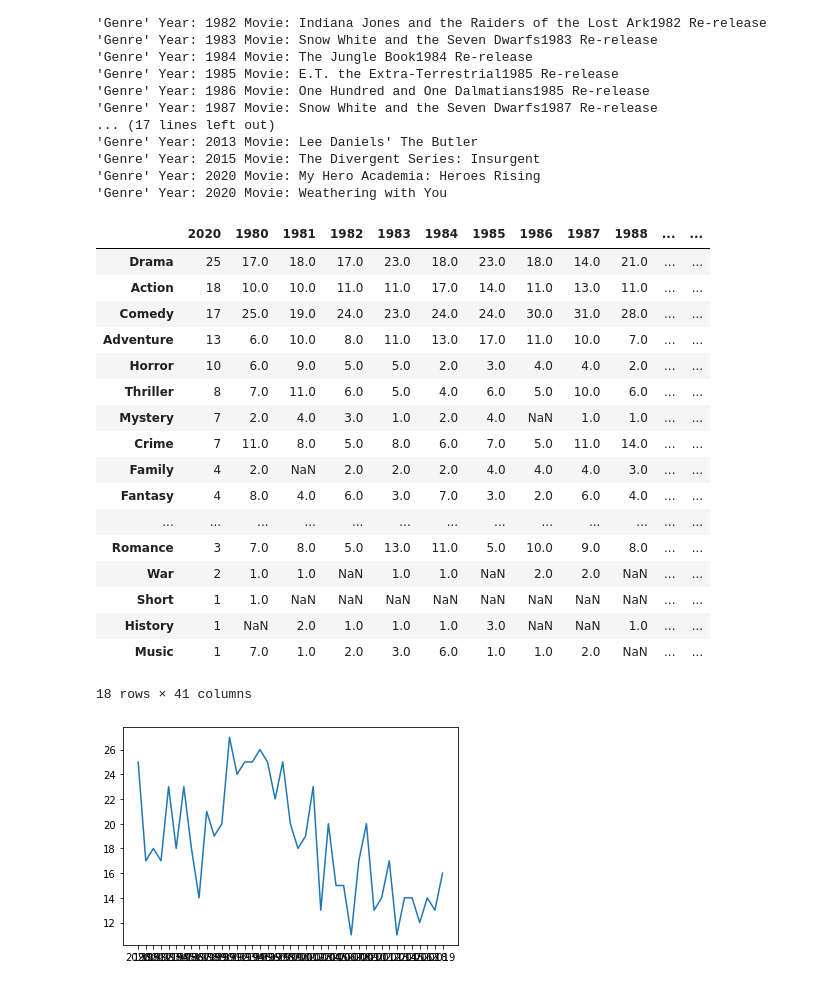
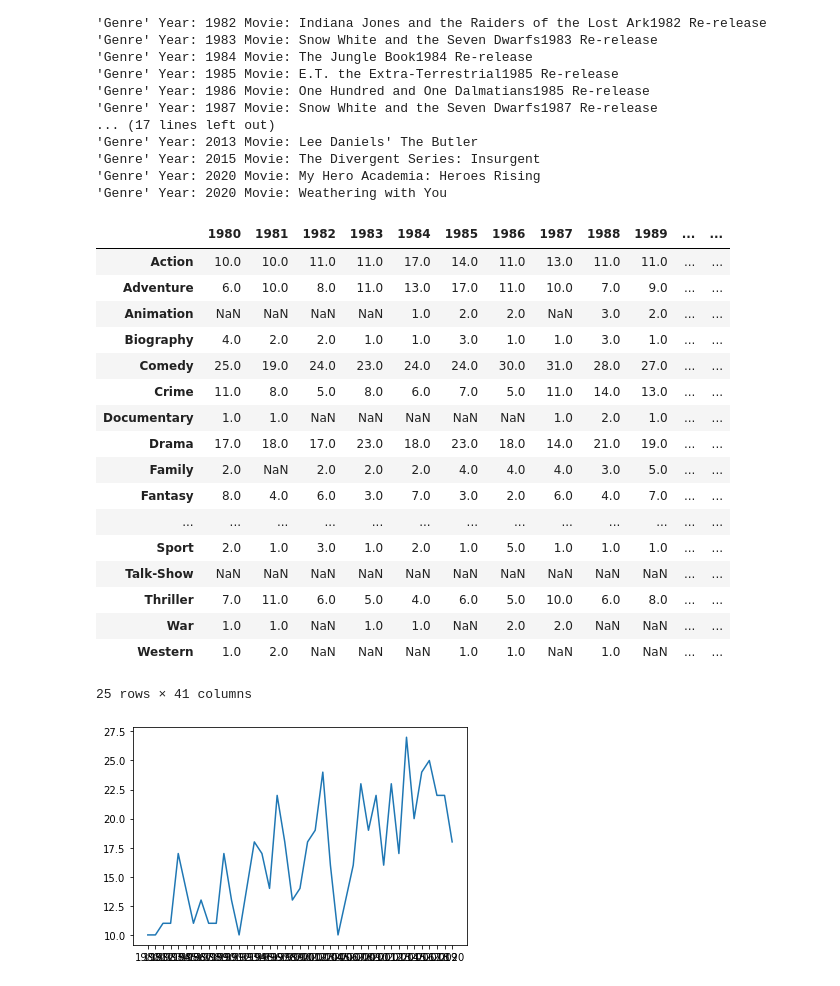
Before and after one commit to jackatopolis/apatosaurus_movies, a Jupyter notebook: Genre.ipynb, the cells around one changed output. Cells and saved outputs as stored; diff of their text form; code cells hidden in the pictures.

Commit message:
Fixed the Genres issue

```diff
--- a/Genre.ipynb
+++ b/Genre.ipynb
@@ -48,31 +48,32 @@ for year in list(data.keys()):
 'Genre' Year: 2020 Movie: My Hero Academia: Heroes Rising
 'Genre' Year: 2020 Movie: Weathering with You
 # %%
-genre_df = pd.DataFrame(data = genre_count, columns = [i])
+#genre_df = pd.DataFrame(data = genre_count, columns = [i])
+genre_df = {}
 for i in list(genres.keys()):
-    genre_count = pd.Series(genres[i]).value_counts()
-    genre_df[i] = genre_count
+    genre_df[i] = pd.Series(genres[i]).value_counts()
+genre_df = pd.DataFrame(data = genre_df)
 genre_df
 # %% [output]
-|  | 2020 | 1980 | 1981 | 1982 | 1983 | 1984 | 1985 | 1986 | 1987 | 1988 | ... | ... |
-| Drama | 25 | 17.0 | 18.0 | 17.0 | 23.0 | 18.0 | 23.0 | 18.0 | 14.0 | 21.0 | ... | ... |
-| Action | 18 | 10.0 | 10.0 | 11.0 | 11.0 | 17.0 | 14.0 | 11.0 | 13.0 | 11.0 | ... | ... |
-| Comedy | 17 | 25.0 | 19.0 | 24.0 | 23.0 | 24.0 | 24.0 | 30.0 | 31.0 | 28.0 | ... | ... |
-| Adventure | 13 | 6.0 | 10.0 | 8.0 | 11.0 | 13.0 | 17.0 | 11.0 | 10.0 | 7.0 | ... | ... |
-| Horror | 10 | 6.0 | 9.0 | 5.0 | 5.0 | 2.0 | 3.0 | 4.0 | 4.0 | 2.0 | ... | ... |
-| Thriller | 8 | 7.0 | 11.0 | 6.0 | 5.0 | 4.0 | 6.0 | 5.0 | 10.0 | 6.0 | ... | ... |
-| Mystery | 7 | 2.0 | 4.0 | 3.0 | 1.0 | 2.0 | 4.0 | NaN | 1.0 | 1.0 | ... | ... |
-| Crime | 7 | 11.0 | 8.0 | 5.0 | 8.0 | 6.0 | 7.0 | 5.0 | 11.0 | 14.0 | ... | ... |
-| Family | 4 | 2.0 | NaN | 2.0 | 2.0 | 2.0 | 4.0 | 4.0 | 4.0 | 3.0 | ... | ... |
-| Fantasy | 4 | 8.0 | 4.0 | 6.0 | 3.0 | 7.0 | 3.0 | 2.0 | 6.0 | 4.0 | ... | ... |
+|  | 1980 | 1981 | 1982 | 1983 | 1984 | 1985 | 1986 | 1987 | 1988 | 1989 | ... | ... |
+| Action | 10.0 | 10.0 | 11.0 | 11.0 | 17.0 | 14.0 | 11.0 | 13.0 | 11.0 | 11.0 | ... | ... |
+| Adventure | 6.0 | 10.0 | 8.0 | 11.0 | 13.0 | 17.0 | 11.0 | 10.0 | 7.0 | 9.0 | ... | ... |
+| Animation | NaN | NaN | NaN | NaN | 1.0 | 2.0 | 2.0 | NaN | 3.0 | 2.0 | ... | ... |
+| Biography | 4.0 | 2.0 | 2.0 | 1.0 | 1.0 | 3.0 | 1.0 | 1.0 | 3.0 | 1.0 | ... | ... |
+| Comedy | 25.0 | 19.0 | 24.0 | 23.0 | 24.0 | 24.0 | 30.0 | 31.0 | 28.0 | 27.0 | ... | ... |
+| Crime | 11.0 | 8.0 | 5.0 | 8.0 | 6.0 | 7.0 | 5.0 | 11.0 | 14.0 | 13.0 | ... | ... |
+| Documentary | 1.0 | 1.0 | NaN | NaN | NaN | NaN | NaN | 1.0 | 2.0 | 1.0 | ... | ... |
+| Drama | 17.0 | 18.0 | 17.0 | 23.0 | 18.0 | 23.0 | 18.0 | 14.0 | 21.0 | 19.0 | ... | ... |
+| Family | 2.0 | NaN | 2.0 | 2.0 | 2.0 | 4.0 | 4.0 | 4.0 | 3.0 | 5.0 | ... | ... |
+| Fantasy | 8.0 | 4.0 | 6.0 | 3.0 | 7.0 | 3.0 | 2.0 | 6.0 | 4.0 | 7.0 | ... | ... |
 | ... | ... | ... | ... | ... | ... | ... | ... | ... | ... | ... | ... | ... |
-| Romance | 3 | 7.0 | 8.0 | 5.0 | 13.0 | 11.0 | 5.0 | 10.0 | 9.0 | 8.0 | ... | ... |
-| War | 2 | 1.0 | 1.0 | NaN | 1.0 | 1.0 | NaN | 2.0 | 2.0 | NaN | ... | ... |
-| Short | 1 | 1.0 | NaN | NaN | NaN | NaN | NaN | NaN | NaN | NaN | ... | ... |
-| History | 1 | NaN | 2.0 | 1.0 | 1.0 | 1.0 | 3.0 | NaN | NaN | 1.0 | ... | ... |
-| Music | 1 | 7.0 | 1.0 | 2.0 | 3.0 | 6.0 | 1.0 | 1.0 | 2.0 | NaN | ... | ... |
+| Sport | 2.0 | 1.0 | 3.0 | 1.0 | 2.0 | 1.0 | 5.0 | 1.0 | 1.0 | 1.0 | ... | ... |
+| Talk-Show | NaN | NaN | NaN | NaN | NaN | NaN | NaN | NaN | NaN | NaN | ... | ... |
+| Thriller | 7.0 | 11.0 | 6.0 | 5.0 | 4.0 | 6.0 | 5.0 | 10.0 | 6.0 | 8.0 | ... | ... |
+| War | 1.0 | 1.0 | NaN | 1.0 | 1.0 | NaN | 2.0 | 2.0 | NaN | NaN | ... | ... |
+| Western | 1.0 | 2.0 | NaN | NaN | NaN | 1.0 | 1.0 | NaN | 1.0 | NaN | ... | ... |
-18 rows × 41 columns
+25 rows × 41 columns
 # %%
-plt.plot(genre_df.loc['Drama']);
+plt.plot(genre_df.loc['Action']);
 # %% [output]
-[figure, old version]
+[figure, new version]
```
